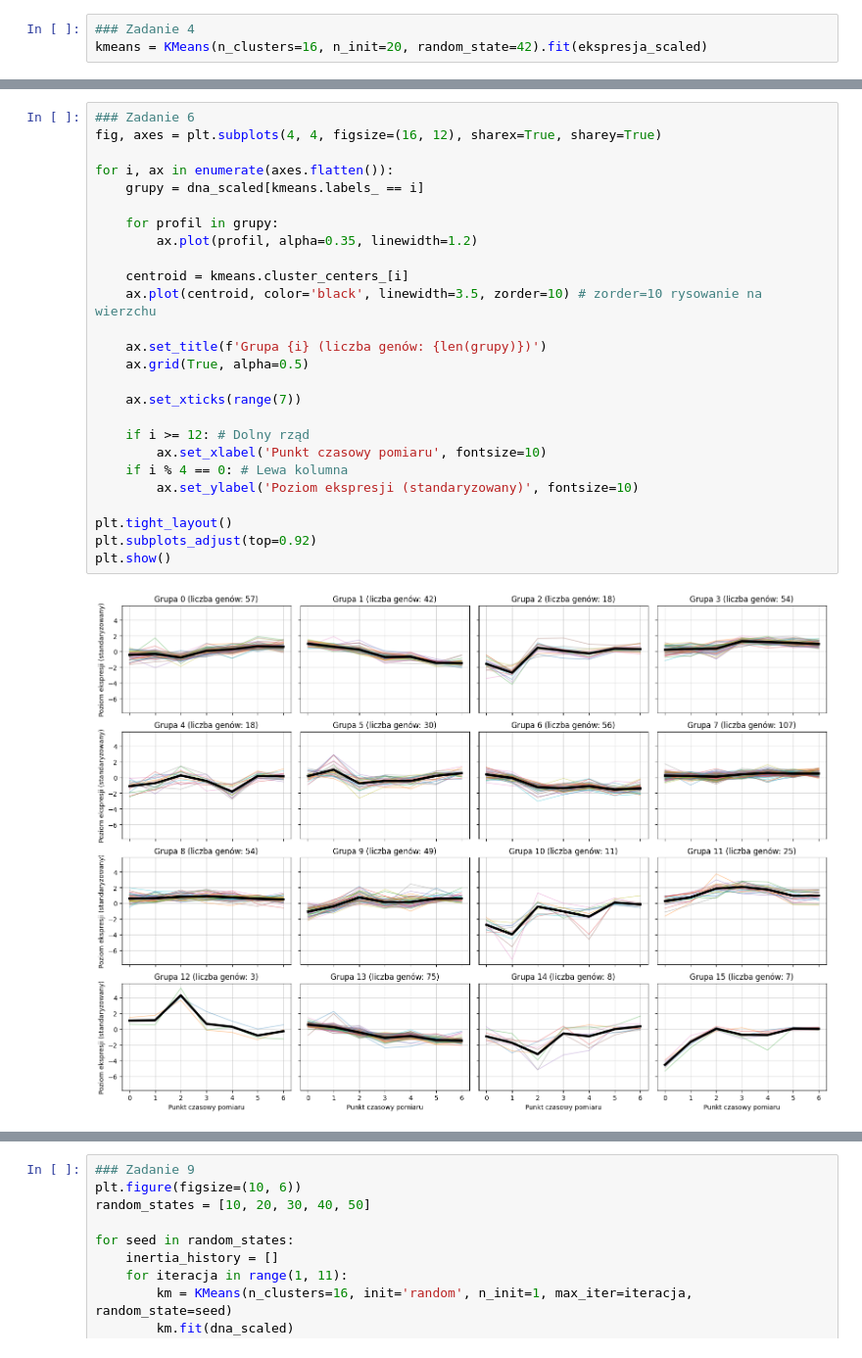
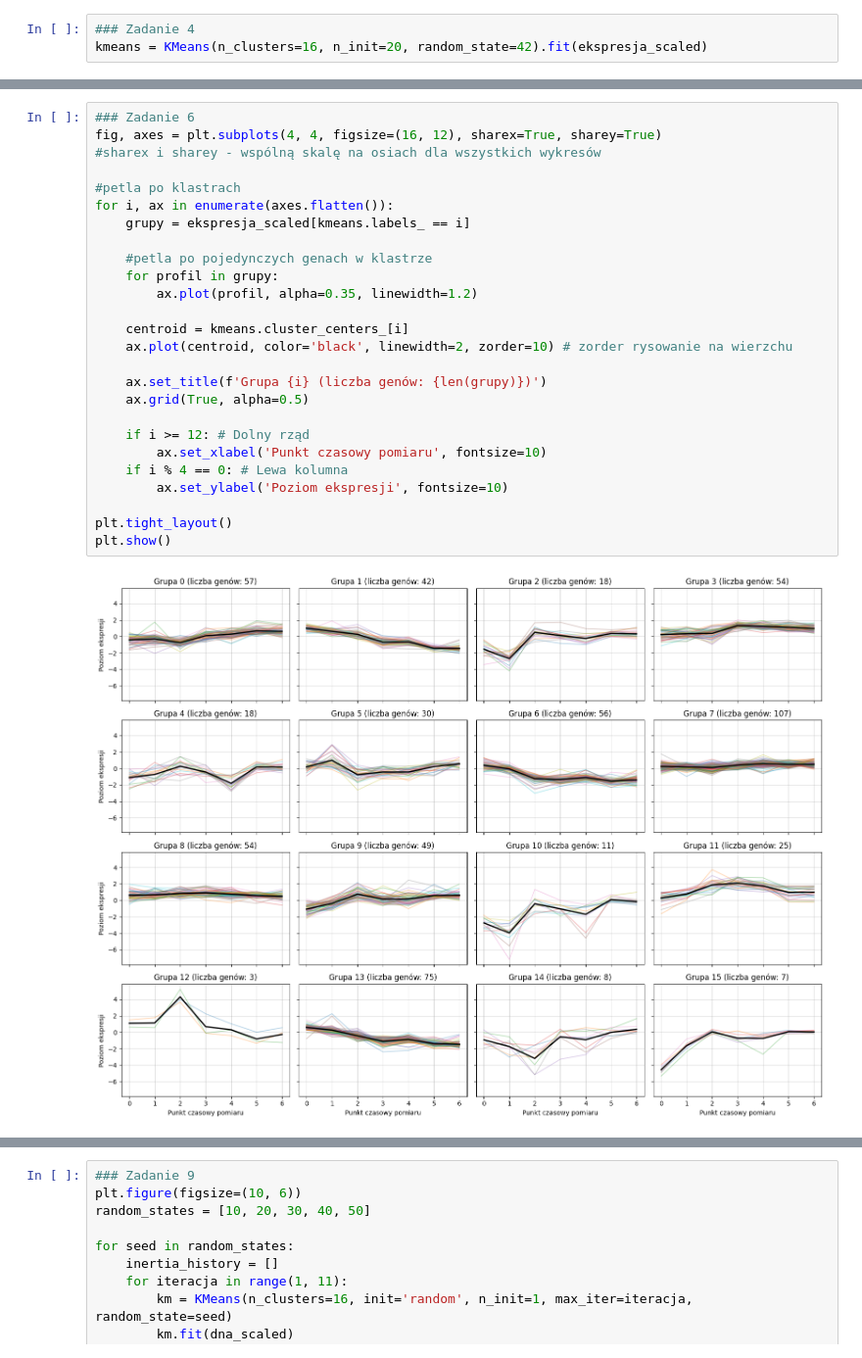
Before and after one commit to zosiawidawska/Pliki, a Jupyter notebook: GD.ipynb, the cells around one changed output, grey strips where cells are left out. Shown at 98% size. Cells and saved outputs as stored; diff of their text form.

```diff
--- a/GD.ipynb
+++ b/GD.ipynb
@@ -138,31 +140,31 @@ plt.show()
 # %%
 ### Zadanie 6
 fig, axes = plt.subplots(4, 4, figsize=(16, 12), sharex=True, sharey=True)
+#sharex i sharey - wspólną skalę na osiach dla wszystkich wykresów
 
+#petla po klastrach
 for i, ax in enumerate(axes.flatten()):
-    grupy = dna_scaled[kmeans.labels_ == i]
+    grupy = ekspresja_scaled[kmeans.labels_ == i]
 
+    #petla po pojedynczych genach w klastrze
     for profil in grupy:
         ax.plot(profil, alpha=0.35, linewidth=1.2)
 
     centroid = kmeans.cluster_centers_[i]
-    ax.plot(centroid, color='black', linewidth=3.5, zorder=10) # zorder=10 rysowanie na wierzchu
+    ax.plot(centroid, color='black', linewidth=2, zorder=10) # zorder rysowanie na wierzchu
 
     ax.set_title(f'Grupa {i} (liczba genów: {len(grupy)})')
     ax.grid(True, alpha=0.5)
 
-    ax.set_xticks(range(7))
-
     if i >= 12: # Dolny rząd
         ax.set_xlabel('Punkt czasowy pomiaru', fontsize=10)
     if i % 4 == 0: # Lewa kolumna
-        ax.set_ylabel('Poziom ekspresji (standaryzowany)', fontsize=10)
+        ax.set_ylabel('Poziom ekspresji', fontsize=10)
 
 plt.tight_layout()
-plt.subplots_adjust(top=0.92)
 plt.show()
 # %% [output]
-[figure, old version]
+[figure, new version]
 # %%
 ### Zadanie 7
 plt.figure(figsize=(9, 6))
```
Also changed, not shown: parts of 3 cells of this notebook.
